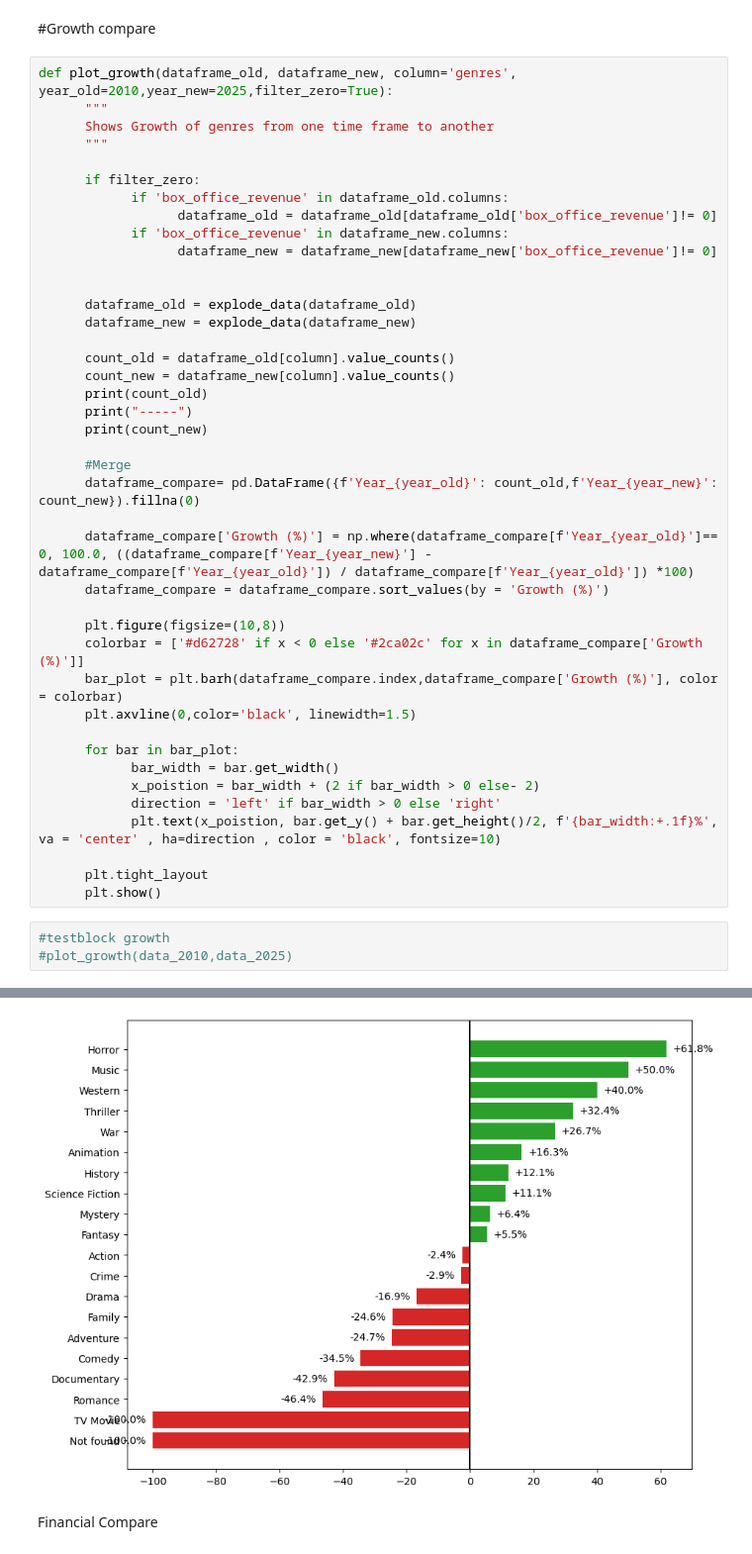
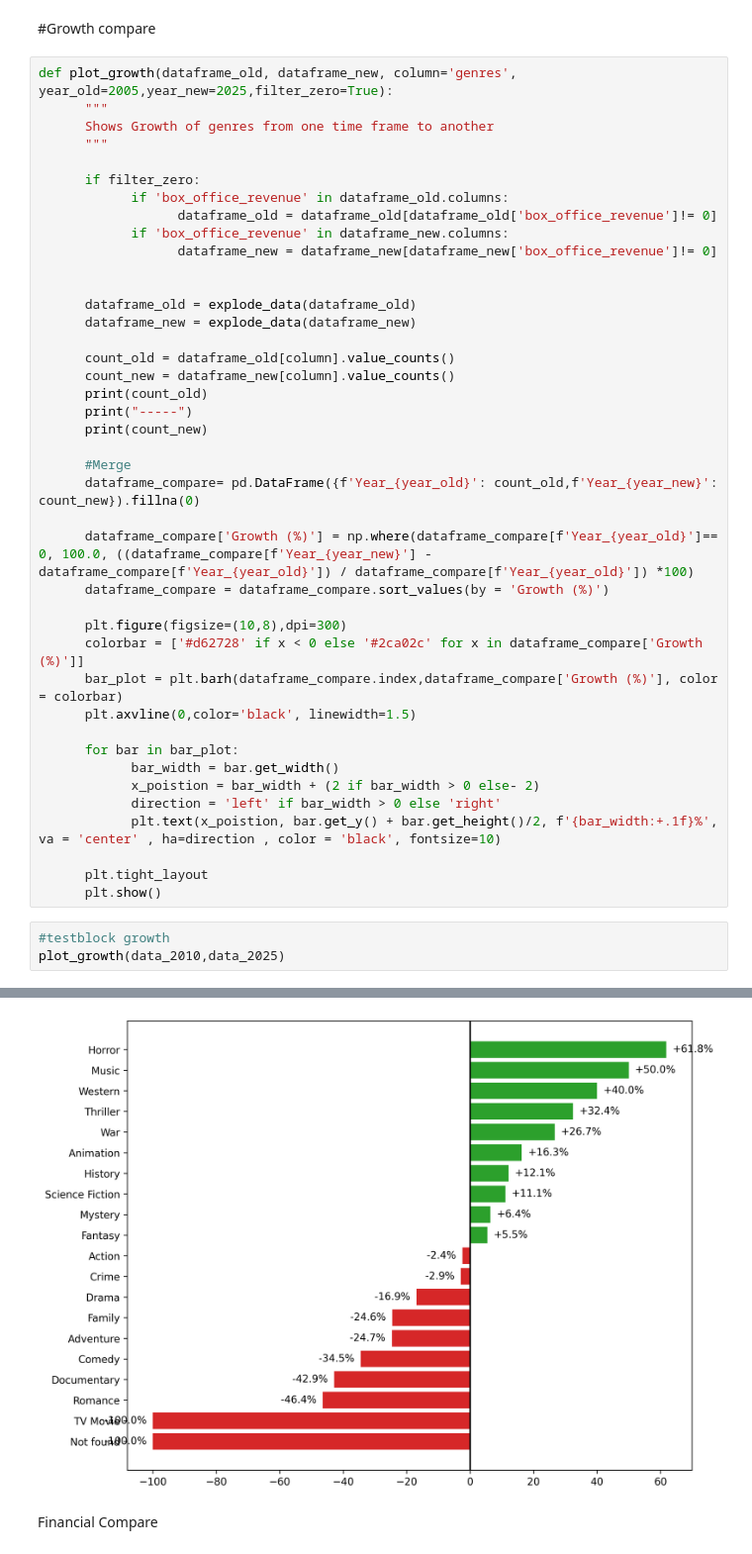
Before and after one commit to Babayaga069/ds_project, a Jupyter notebook: Questions/Q3/Dataanalyse.ipynb, the cells around one changed output, grey strips where cells are left out. Shown at 99% size. Saved outputs shown, nothing was run; the diff lists cells and outputs as text.

```diff
--- a/Questions/Q3/Dataanalyse.ipynb
+++ b/Questions/Q3/Dataanalyse.ipynb
@@ -114,7 +77,7 @@ Name: count, dtype: int64
 # %% [markdown]
 #Growth compare
 # %%
-def plot_growth(dataframe_old, dataframe_new, column='genres', year_old=2010,year_new=2025,filter_zero=True):
+def plot_growth(dataframe_old, dataframe_new, column='genres', year_old=2005,year_new=2025,filter_zero=True):
       """
       Shows Growth of genres from one time frame to another
       """
@@ -141,7 +104,7 @@ def plot_growth(dataframe_old, dataframe_new, column='genres', year_old=2010,yea
       dataframe_compare['Growth (%)'] = np.where(dataframe_compare[f'Year_{year_old}']== 0, 100.0, ((dataframe_compare[f'Year_{year_new}'] - dataframe_compare[f'Year_{year_old}']) / dataframe_compare[f'Year_{year_old}']) *100)
       dataframe_compare = dataframe_compare.sort_values(by = 'Growth (%)')
 
-      plt.figure(figsize=(10,8))
+      plt.figure(figsize=(10,8),dpi=300)
       colorbar = ['#d62728' if x < 0 else '#2ca02c' for x in dataframe_compare['Growth (%)']]
       bar_plot = plt.barh(dataframe_compare.index,dataframe_compare['Growth (%)'], color = colorbar)
       plt.axvline(0,color='black', linewidth=1.5)
@@ -156,26 +119,26 @@ def plot_growth(dataframe_old, dataframe_new, column='genres', year_old=2010,yea
       plt.show()
 # %%
 #testblock growth
-#plot_growth(data_2010,data_2025)
+plot_growth(data_2010,data_2025)
 # %% [output]
 genres
 Drama              278
 Comedy             229
 Action             123
 Romance            112
 Thriller           111
 Adventure           73
 Crime               68
 Family              57
 Fantasy             55
 Horror              55
 Mystery             47
 ... (27 lines left out)
 War                 19
 Documentary         16
 Western              7
 Name: count, dtype: int64
-[figure, old version]
+[figure, new version]
 # %% [markdown]
 Financial Compare
 # %%
```
Also changed, not shown: parts of 6 cells of this notebook, 7 other files.
